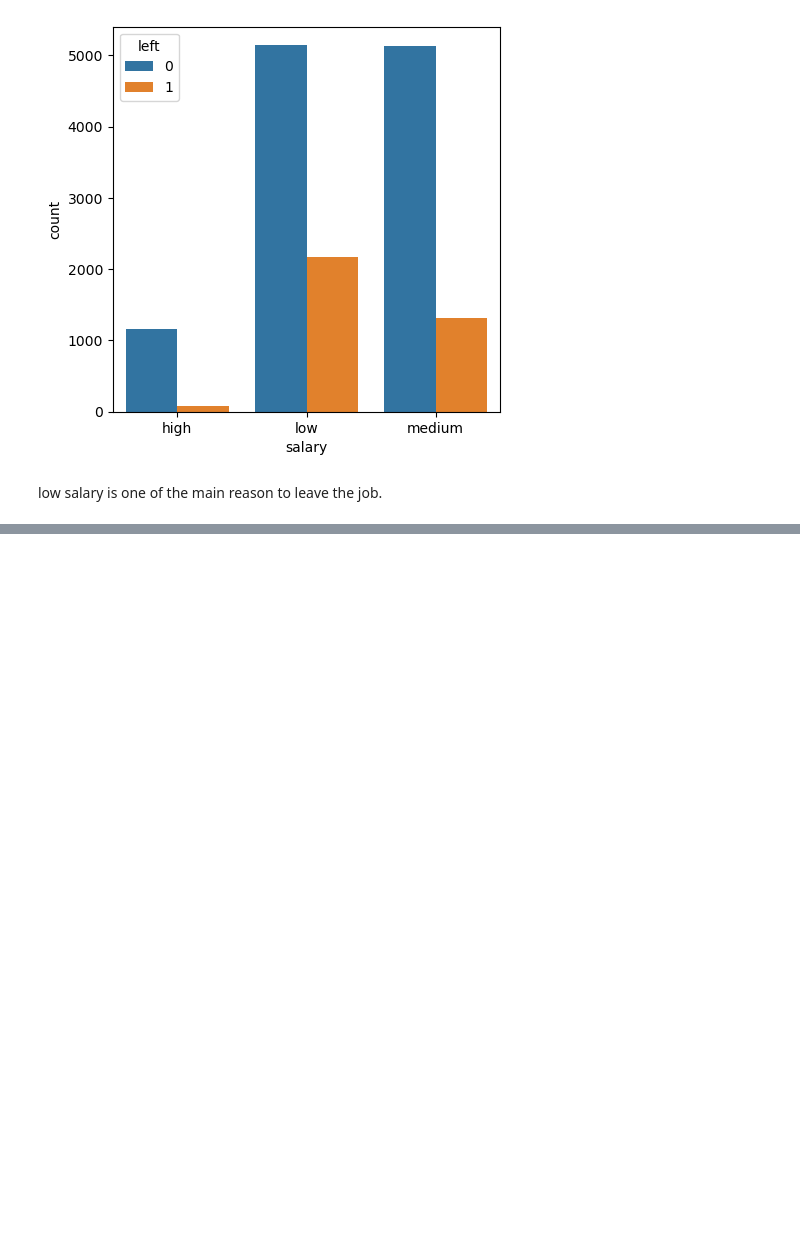
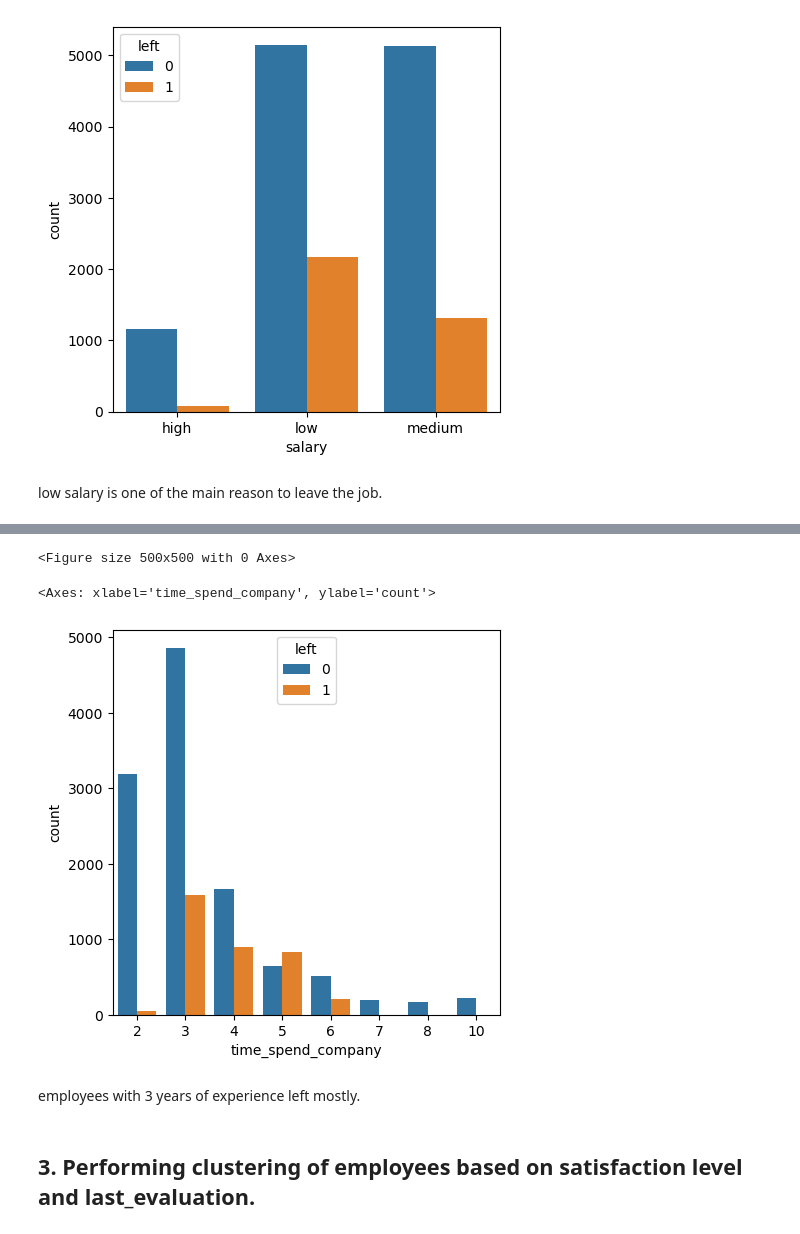
Before and after one commit to ABHISHEK-ALGO/H-R-ANALYTICS, a Jupyter notebook: HR Analytics Project.ipynb, the cells around one changed output, grey strips where cells are left out. Saved outputs shown, nothing was run; the diff lists cells and outputs as text; code cells hidden in the pictures; blank space fills up the shorter version.

```diff
--- a/HR Analytics Project.ipynb
+++ b/HR Analytics Project.ipynb
@@ -353,0 +387,3 @@ low salary is one of the main reason to leave the job.
+# %%
+df_time = df_emp.groupby(["time_spend_company"])["left"].value_counts().reset_index()
+df_time
@@ -353,0 +405,11 @@ low salary is one of the main reason to leave the job.
+# %%
+plt.figure(figsize=(5,5))
+sns.barplot(x = "time_spend_company",y = 'count', hue = 'left',data = df_time)
+# %% [output]
+<Figure size 500x500 with 0 Axes>
+<Axes: xlabel='time_spend_company', ylabel='count'>
+[figure, added]
+# %% [markdown]
+employees with 3 years of experience left mostly.
+# %% [markdown]
+## 3. Performing clustering of employees based on satisfaction level and last_evaluation.
```
Also changed, not shown: parts of 72 cells of this notebook, 27 other files.
